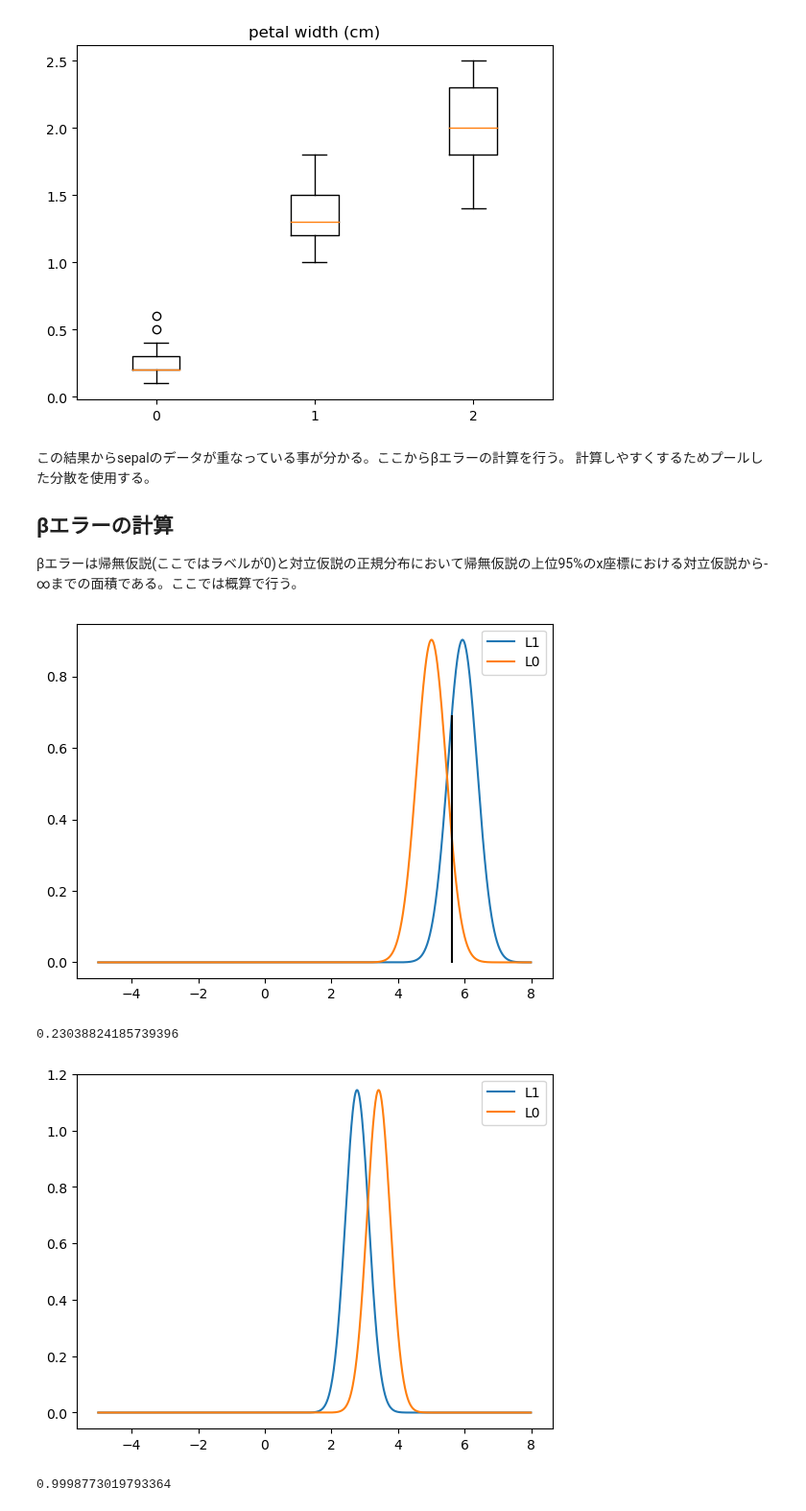
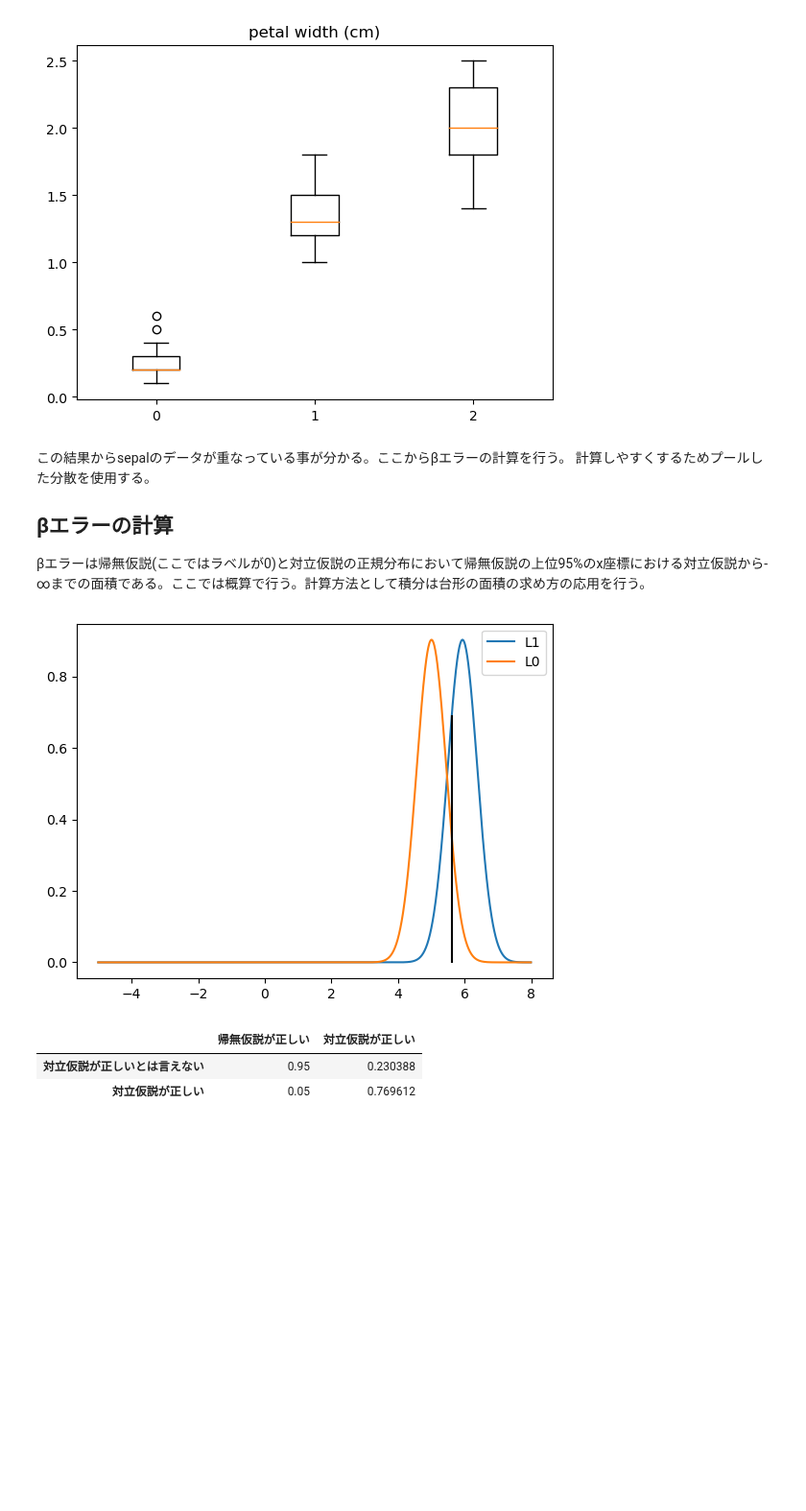
Before and after one commit to NTanaka1994/DataAnalysis, a Jupyter notebook: 仮説検定/Error_Norm.ipynb, the cells around one changed output. Shown at 96% size. Drawn from its saved outputs; the diff is of its cells as text; code cells hidden in the pictures; blank space fills up the shorter version.

```diff
--- a/仮説検定/Error_Norm.ipynb
+++ b/仮説検定/Error_Norm.ipynb
@@ -43,43 +43,40 @@ for col in df.columns:
 この結果からsepalのデータが重なっている事が分かる。ここからβエラーの計算を行う。
 計算しやすくするためプールした分散を使用する。
 ## βエラーの計算
-βエラーは帰無仮説(ここではラベルが0)と対立仮説の正規分布において帰無仮説の上位95%のx座標における対立仮説から-∞までの面積である。ここでは概算で行う。
+βエラーは帰無仮説(ここではラベルが0)と対立仮説の正規分布において帰無仮説の上位95%のx座標における対立仮説から-∞までの面積である。ここでは概算で行う。計算方法として積分は台形の面積の求め方の応用を行う。
 # %%
-DataFrame = []
-columns = ["sepal length (cm)", "sepal width (cm)"]
-for col in columns:
-    size_min = -5
-    size_max = 8
-    x = np.arange(size_min, size_max, 0.01)
-    mean1 = df_1[col].mean()
-    std1 = df_1[col].std()
-    mean0 = df_0[col].mean()
-    std0 = df_0[col].std()
-    var = ((len(df_1) - 1) * (std1 ** 2) + (len(df_0) - 1) * (std0 ** 2)) / (len(df_1) + len(df_0) - 2)
-    std = np.sqrt(var)
-    L1 = stats.norm.pdf(x, loc=mean1, scale=std)
-    L0 = stats.norm.pdf(x, loc=mean0, scale=std)
-    alpha = np.percentile(df_0[col].values, [95])
-    height = stats.norm.pdf(alpha, loc=mean1, scale=std)
-    plt.plot(x, L1, label="L1")
-    plt.plot(x, L0, label="L0")
-    plt.plot([alpha, alpha], [0, height], color="#000000")
-    plt.legend()
-    plt.show()
-    beta = 0
-    for i in range(len(x)-1):
-        if x[i+1] > alpha:
-            break
-        beta = beta + (stats.norm.pdf(x[i], loc=mean1, scale=std)+ stats.norm.pdf(x[i+1], loc=mean1, scale=std))*(x[i+1]-x[i]) /2
-    matrix = [[1-0.05, beta],
-              [0.05, 1-beta]]
-    print(beta)
-    df_matrix = pd.DataFrame(matrix)
-    df_matrix.columns = ["帰無仮説が正しい", "対立仮説が正しい"]
-    df_matrix.index = ["対立仮説が正しいとは言えない", "対立仮説が正しい"]
-    DataFrame.append([col, df_matrix])
+col = "sepal length (cm)"
+size_min = -5
+size_max = 8
+x = np.arange(size_min, size_max, 0.01)
+mean1 = df_1[col].mean()
+std1 = df_1[col].std()
+mean0 = df_0[col].mean()
+std0 = df_0[col].std()
+var = ((len(df_1) - 1) * (std1 ** 2) + (len(df_0) - 1) * (std0 ** 2)) / (len(df_1) + len(df_0) - 2)
+std = np.sqrt(var)
+L1 = stats.norm.pdf(x, loc=mean1, scale=std)
+L0 = stats.norm.pdf(x, loc=mean0, scale=std)
+alpha = np.percentile(df_0[col].values, [95])
+height = stats.norm.pdf(alpha, loc=mean1, scale=std)
+plt.plot(x, L1, label="L1")
+plt.plot(x, L0, label="L0")
+plt.plot([alpha, alpha], [0, height], color="#000000")
+plt.legend()
+plt.show()
+beta = 0
+for i in range(len(x)-1):
+    if x[i+1] > alpha:
+        break
+    beta = beta + (stats.norm.pdf(x[i], loc=mean1, scale=std)+ stats.norm.pdf(x[i+1], loc=mean1, scale=std))*(x[i+1]-x[i]) /2
+matrix = [[1-0.05, beta],
+          [0.05, 1-beta]]
+df_matrix = pd.DataFrame(matrix)
+df_matrix.columns = ["帰無仮説が正しい", "対立仮説が正しい"]
+df_matrix.index = ["対立仮説が正しいとは言えない", "対立仮説が正しい"]
+df_matrix
 # %% [output]
 [figure]
-0.23038824185739396
-[figure, removed]
-0.9998773019793364
+|  | 帰無仮説が正しい | 対立仮説が正しい |
+| 対立仮説が正しいとは言えない | 0.95 | 0.230388 |
+| 対立仮説が正しい | 0.05 | 0.769612 |
```
Also changed, not shown: parts of 3 cells of this notebook.
